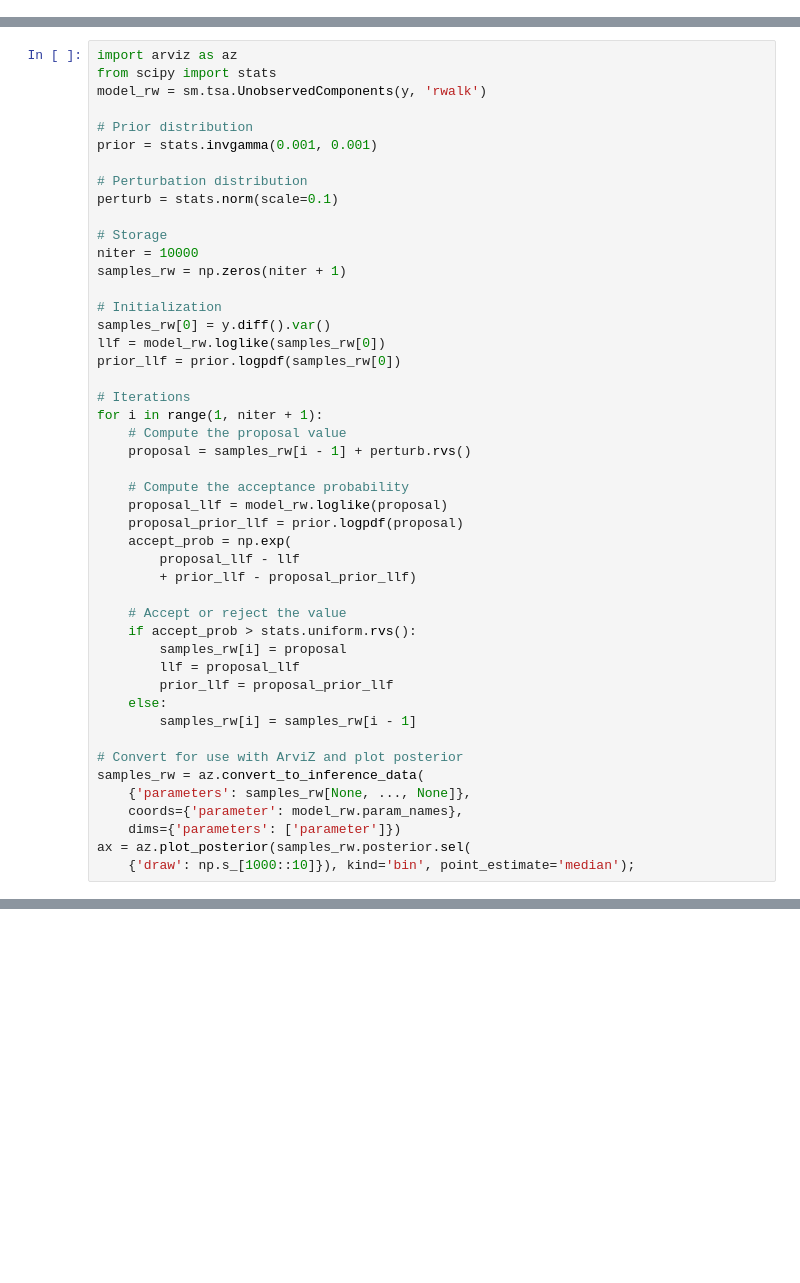
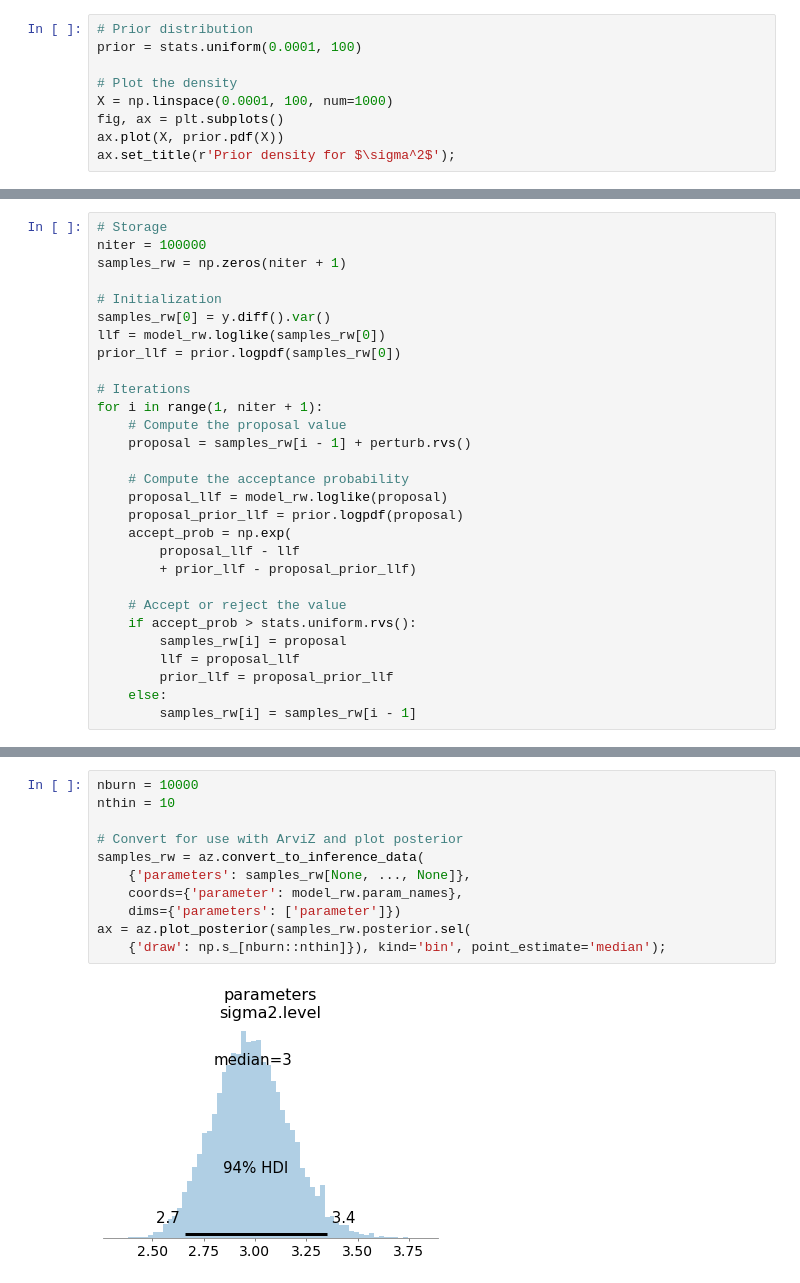
Before and after one commit to ChadFulton/scipy2022-bayesian-time-series, a Jupyter notebook: Poster.ipynb, the cells around one changed output, grey strips where cells are left out. Saved outputs shown, nothing was run; the diff lists cells and outputs as text; blank space fills up the shorter version.

```diff
--- a/Poster.ipynb
+++ b/Poster.ipynb
@@ -18,0 +131,9 @@ y = np.log(mdata['cpi']).diff().iloc[1:] * 400
+# %%
+# Prior distribution
+prior = stats.uniform(0.0001, 100)
+
+# Plot the density
+X = np.linspace(0.0001, 100, num=1000)
+fig, ax = plt.subplots()
+ax.plot(X, prior.pdf(X))
+ax.set_title(r'Prior density for $\sigma^2$');
@@ -19,16 +151,6 @@ y = np.log(mdata['cpi']).diff().iloc[1:] * 400
 # %%
-import arviz as az
-from scipy import stats
-model_rw = sm.tsa.UnobservedComponents(y, 'rwalk')
-
-# Prior distribution
-prior = stats.invgamma(0.001, 0.001)
-
-# Perturbation distribution
-perturb = stats.norm(scale=0.1)
-
 # Storage
-niter = 10000
+niter = 100000
 samples_rw = np.zeros(niter + 1)
 
 # Initialization
@@ -55,11 +177,3 @@ for i in range(1, niter + 1):
         prior_llf = proposal_prior_llf
     else:
         samples_rw[i] = samples_rw[i - 1]
-
-# Convert for use with ArviZ and plot posterior
-samples_rw = az.convert_to_inference_data(
-    {'parameters': samples_rw[None, ..., None]},
-    coords={'parameter': model_rw.param_names},
-    dims={'parameters': ['parameter']})
-ax = az.plot_posterior(samples_rw.posterior.sel(
-    {'draw': np.s_[1000::10]}), kind='bin', point_estimate='median');
@@ -67,0 +184,13 @@ ax = az.plot_posterior(samples_rw.posterior.sel(
+# %%
+nburn = 10000
+nthin = 10
+
+# Convert for use with ArviZ and plot posterior
+samples_rw = az.convert_to_inference_data(
+    {'parameters': samples_rw[None, ..., None]},
+    coords={'parameter': model_rw.param_names},
+    dims={'parameters': ['parameter']})
+ax = az.plot_posterior(samples_rw.posterior.sel(
+    {'draw': np.s_[nburn::nthin]}), kind='bin', point_estimate='median');
+# %% [output]
+[figure, added]
```
Also changed, not shown: parts of 62 cells of this notebook.
